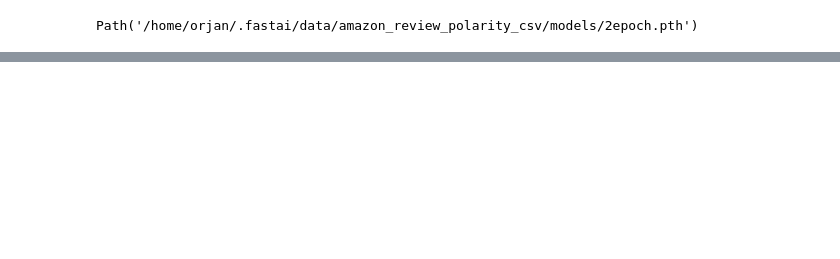
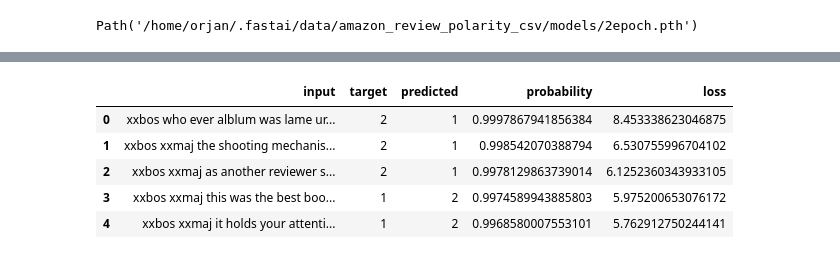
Before and after one commit to Orjanen/mini-prosjekt-5-sentiment, a Jupyter notebook: LikeItOrNot?.ipynb, the cells around one changed output, grey strips where cells are left out. Cells and saved outputs as stored; diff of their text form; code cells hidden in the pictures; blank space fills up the shorter version.

Commit message:
added top losses

```diff
--- a/LikeItOrNot?.ipynb
+++ b/LikeItOrNot?.ipynb
@@ -173,0 +184,2 @@ learn.fit_one_cycle(2, slice(1e-3/(2.6**4),1e-3))
+# %%
+learn = learn.load('Classification')
@@ -173,0 +190,4 @@ learn.fit_one_cycle(2, slice(1e-3/(2.6**4),1e-3))
+# %%
+interp = ClassificationInterpretation.from_learner(learn)
+interp.plot_top_losses(5, nrows=1)
+# %% [output]
@@ -173,0 +195,6 @@ learn.fit_one_cycle(2, slice(1e-3/(2.6**4),1e-3))
+|  | input | target | predicted | probability | loss |
+| 0 | xxbos who ever alblum was lame ur... | 2 | 1 | 0.9997867941856384 | 8.453338623046875 |
+| 1 | xxbos xxmaj the shooting mechanis... | 2 | 1 | 0.998542070388794 | 6.530755996704102 |
+| 2 | xxbos xxmaj as another reviewer s... | 2 | 1 | 0.9978129863739014 | 6.1252360343933105 |
+| 3 | xxbos xxmaj this was the best boo... | 1 | 2 | 0.9974589943885803 | 5.975200653076172 |
+| 4 | xxbos xxmaj it holds your attenti... | 1 | 2 | 0.9968580007553101 | 5.762912750244141 |
```
Also changed, not shown: parts of 24 cells of this notebook.
